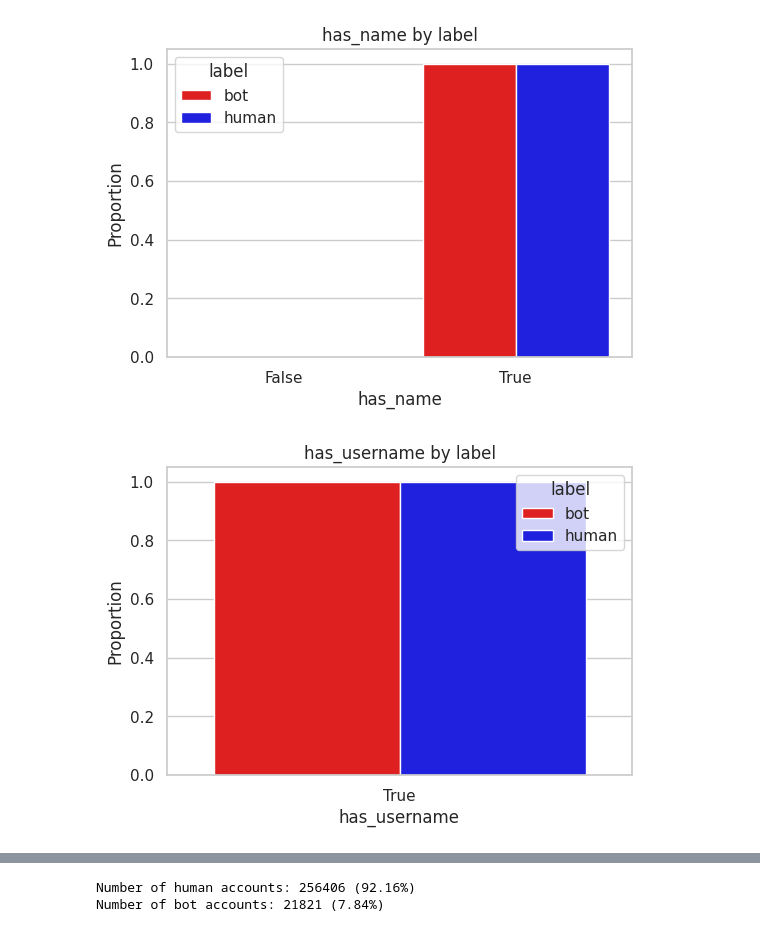
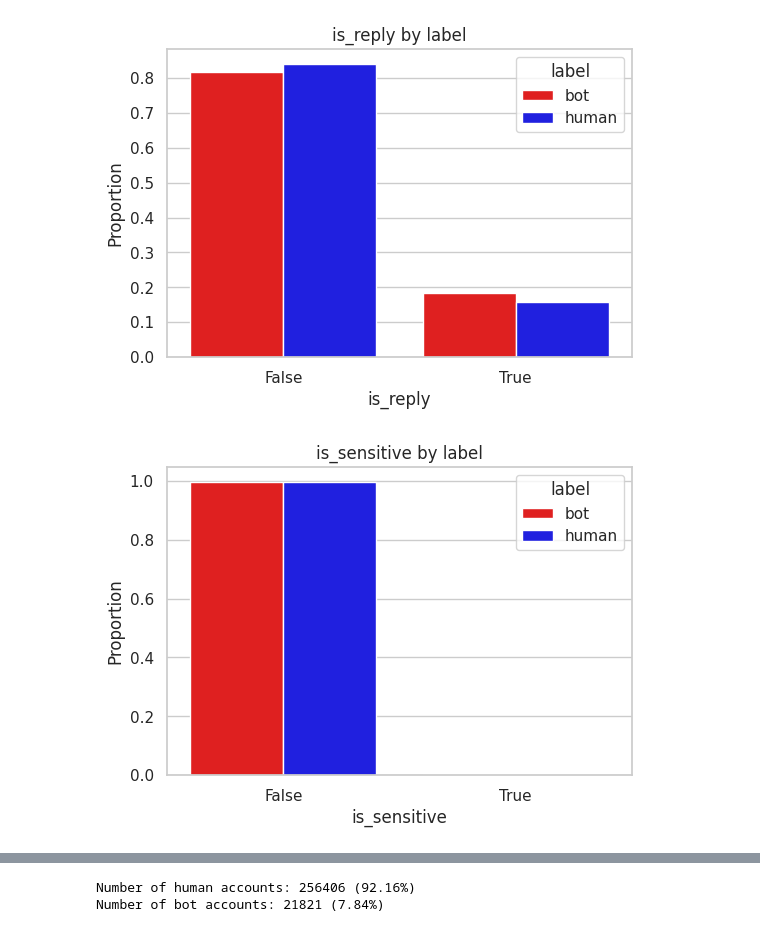
Before and after one commit to julwdo/thesis, a Jupyter notebook: 01_codes/03_nlp_project_main.ipynb, the cells around one changed output, grey strips where cells are left out. Cells and saved outputs as stored; diff of their text form; code cells hidden in the pictures.

Commit message:
first attempt of training on tweet data

```diff
--- a/01_codes/03_nlp_project_main.ipynb
+++ b/01_codes/03_nlp_project_main.ipynb
@@ -96,6 +119,9 @@ def plot_numeric_feature(df, feature, label_col="label", bins=50, palette=None,
+# %%
+tweet_features["is_reply"] = tweet_features["is_reply"].astype(bool)
+tweet_features["is_sensitive"] = tweet_features["is_sensitive"].astype(bool)
 # %%
-numeric_cols = user_features.select_dtypes(include=np.number).columns
+numeric_cols = tweet_features.select_dtypes(include=np.number).columns
 
 for col in numeric_cols:
-  plot_numeric_feature(user_features, col)
+  plot_numeric(tweet_features, col)
 # %% [output]
@@ -143,8 +132,8 @@ def plot_boolean(df, feature, label_col="label", palette=None):
 # %%
-bool_cols = user_features.select_dtypes(include=['bool']).columns
+bool_cols = tweet_features.select_dtypes(include=['bool']).columns
 
 for col in bool_cols:
-  plot_boolean(user_features, col)
+  plot_boolean(tweet_features, col)
 # %% [output]
-[figure, old version]
+[figure, new version]
-[figure, old version]
+[figure, new version]
```
Also changed, not shown: parts of 30 cells of this notebook.
